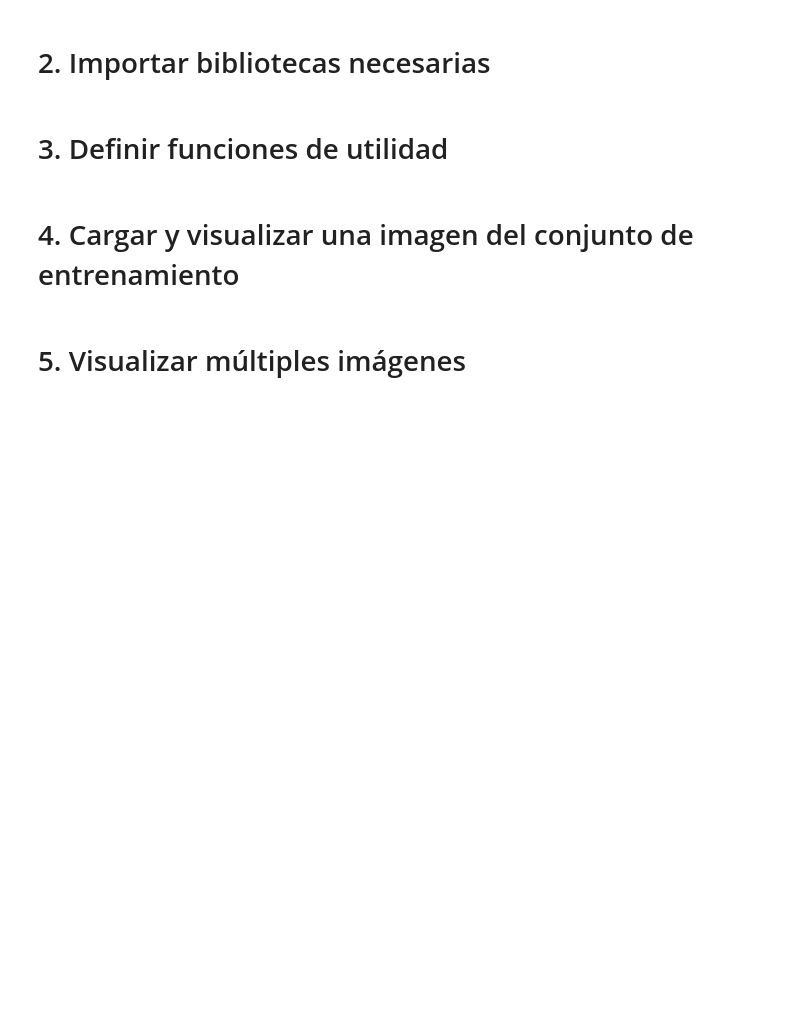
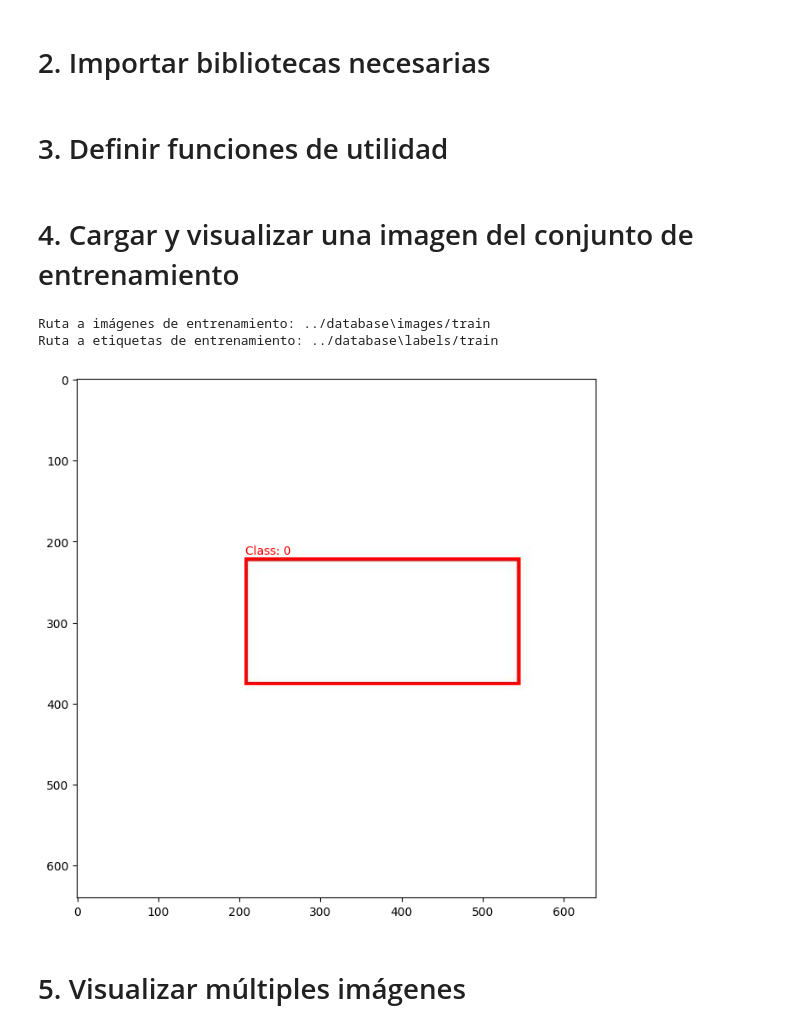
Before and after one commit to FrankYesid/Machine-Learning-ML-Guides, a Jupyter notebook: YOLOvX/notebook/00_fyzc_Example_YOLOvX_dataset_manipulation.ipynb, the cells around one changed output. Drawn from its saved outputs; the diff is of its cells as text; code cells hidden in the pictures; blank space fills up the shorter version.

```diff
--- a/YOLOvX/notebook/00_fyzc_Example_YOLOvX_dataset_manipulation.ipynb
+++ b/YOLOvX/notebook/00_fyzc_Example_YOLOvX_dataset_manipulation.ipynb
@@ -79,14 +79,29 @@ def visualize_image_with_boxes(image_path, label_path):
     plt.show()
 # %% [markdown]
 # 4. Cargar y visualizar una imagen del conjunto de entrenamiento
+# %%
+# Ruta base al dataset desde el cuaderno
+dataset_path = "../database"
+
+# Rutas específicas
+images_train_path = os.path.join(dataset_path, "images/train")
+labels_train_path = os.path.join(dataset_path, "labels/train")
+
+# Verifica que las rutas sean correctas
+print("Ruta a imágenes de entrenamiento:", images_train_path)
+print("Ruta a etiquetas de entrenamiento:", labels_train_path)
+# %% [output]
+Ruta a imágenes de entrenamiento: ../database\images/train
+Ruta a etiquetas de entrenamiento: ../database\labels/train
 # %%
-# Definir rutas del dataset
-dataset_path = "dataset"
-image_file = os.path.join(dataset_path, "images/train/image_0.jpg")
-label_file = os.path.join(dataset_path, "labels/train/image_0.txt")
+# Accede a una imagen y su etiqueta
+image_file = os.path.join(images_train_path, "image_0.jpg")
+label_file = os.path.join(labels_train_path, "image_0.txt")
 
 # Visualizar la imagen con sus bounding boxes
 visualize_image_with_boxes(image_file, label_file)
+# %% [output]
+[figure, added]
 # %% [markdown]
 # 5. Visualizar múltiples imágenes
 # %%
```
Also changed, not shown: parts of 2 cells of this notebook, 8 other files.
